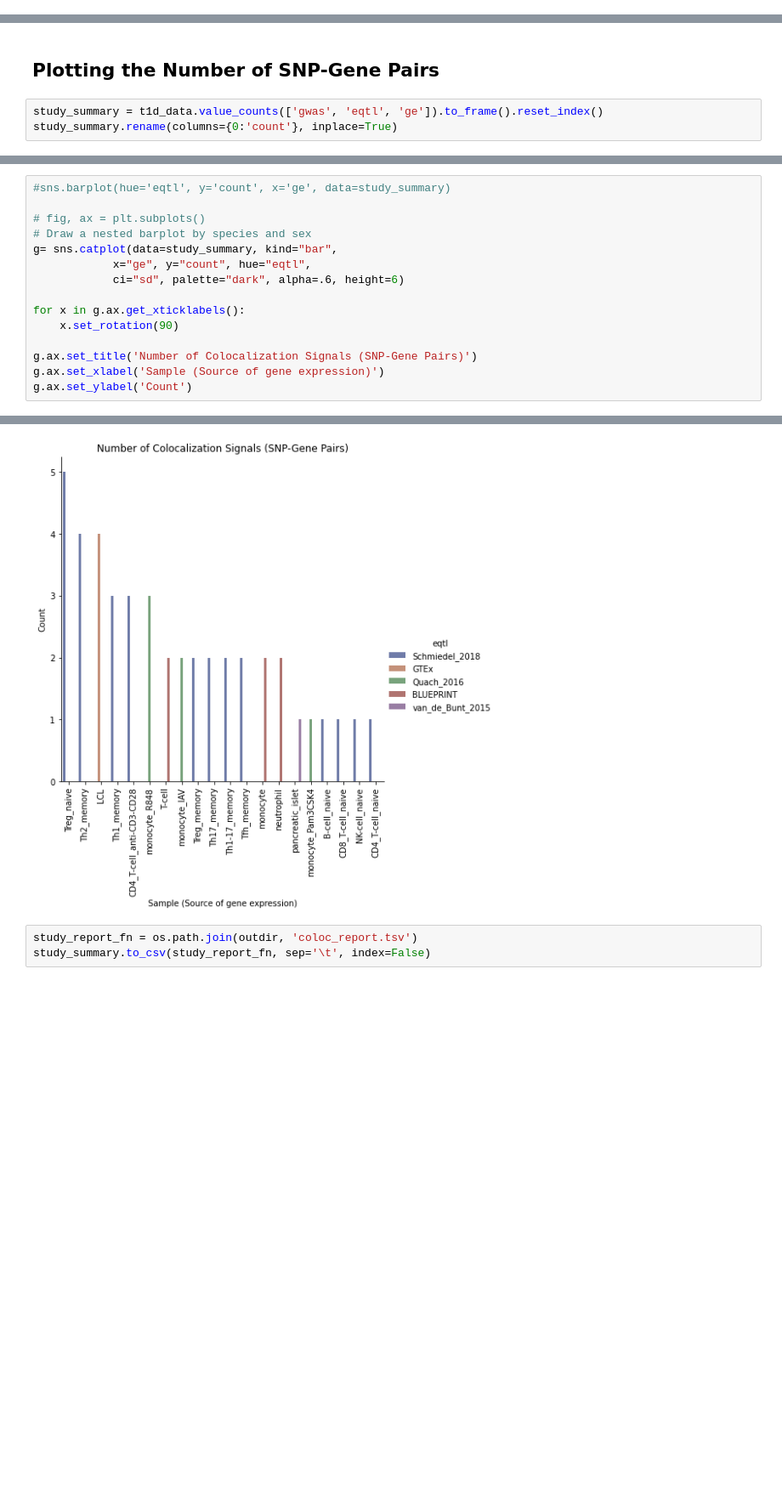
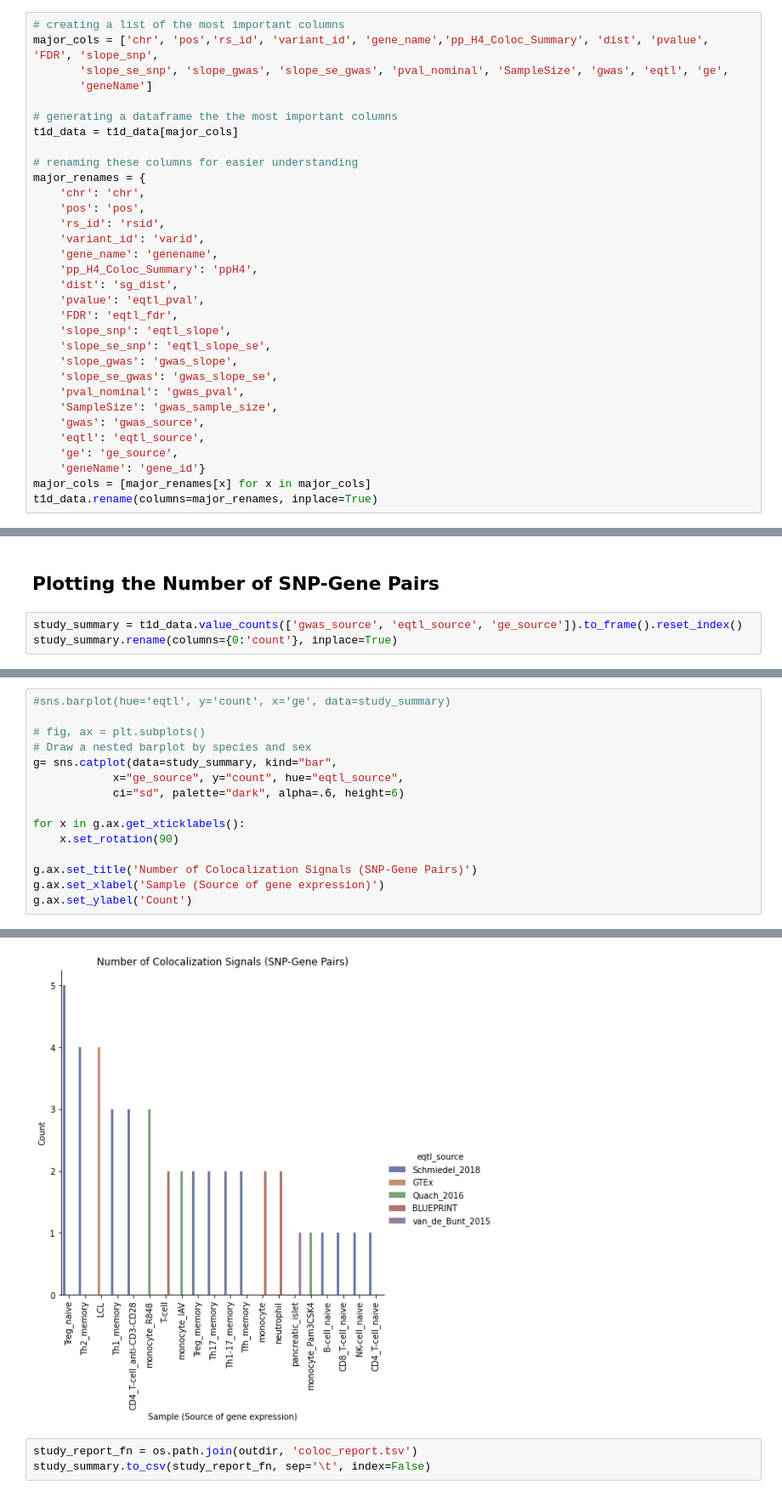
Before and after one commit to joreynajr/dchallenge, a Jupyter notebook: workflow/notebooks/exploratory/Colocalization_with_eQTL_Catalog_No_Filter.ipynb, the cells around one changed output, grey strips where cells are left out. Shown at 85% size. Cells and saved outputs as stored; diff of their text form; blank space fills up the shorter version.

Commit message:
Changed coloc report column names for an easier view/interpretation

```diff
--- a/workflow/notebooks/exploratory/Colocalization_with_eQTL_Catalog_No_Filter.ipynb
+++ b/workflow/notebooks/exploratory/Colocalization_with_eQTL_Catalog_No_Filter.ipynb
@@ -75,0 +68,32 @@ array(['AC068254.1', 'DOK6', 'AC027228.1'], dtype=object)
+# %%
+# creating a list of the most important columns
+major_cols = ['chr', 'pos','rs_id', 'variant_id', 'gene_name','pp_H4_Coloc_Summary', 'dist', 'pvalue', 'FDR', 'slope_snp',
+       'slope_se_snp', 'slope_gwas', 'slope_se_gwas', 'pval_nominal', 'SampleSize', 'gwas', 'eqtl', 'ge',
+       'geneName']
+
+# generating a dataframe the the most important columns
+t1d_data = t1d_data[major_cols]
+
+# renaming these columns for easier understanding
+major_renames = {
+    'chr': 'chr',
+    'pos': 'pos',
+    'rs_id': 'rsid',
+    'variant_id': 'varid',
+    'gene_name': 'genename',
+    'pp_H4_Coloc_Summary': 'ppH4',
+    'dist': 'sg_dist',
+    'pvalue': 'eqtl_pval',
+    'FDR': 'eqtl_fdr',
+    'slope_snp': 'eqtl_slope',
+    'slope_se_snp': 'eqtl_slope_se',
+    'slope_gwas': 'gwas_slope',
+    'slope_se_gwas': 'gwas_slope_se',
+    'pval_nominal': 'gwas_pval',
+    'SampleSize': 'gwas_sample_size',
+    'gwas': 'gwas_source',
+    'eqtl': 'eqtl_source',
+    'ge': 'ge_source',
+    'geneName': 'gene_id'}
+major_cols = [major_renames[x] for x in major_cols]
+t1d_data.rename(columns=major_renames, inplace=True)
@@ -104,5 +146,5 @@ pd.set_option('display.max_rows', 20)
 # %% [markdown]
 ## Plotting the Number of SNP-Gene Pairs
 # %%
-study_summary = t1d_data.value_counts(['gwas', 'eqtl', 'ge']).to_frame().reset_index()
+study_summary = t1d_data.value_counts(['gwas_source', 'eqtl_source', 'ge_source']).to_frame().reset_index()
 study_summary.rename(columns={0:'count'}, inplace=True)
@@ -109,21 +155,21 @@ study_summary.rename(columns={0:'count'}, inplace=True)
 # %%
 #sns.barplot(hue='eqtl', y='count', x='ge', data=study_summary)
 
 # fig, ax = plt.subplots()
 # Draw a nested barplot by species and sex
 g= sns.catplot(data=study_summary, kind="bar",
-            x="ge", y="count", hue="eqtl",
+            x="ge_source", y="count", hue="eqtl_source",
             ci="sd", palette="dark", alpha=.6, height=6)
 
 for x in g.ax.get_xticklabels():
     x.set_rotation(90)
 
 g.ax.set_title('Number of Colocalization Signals (SNP-Gene Pairs)')
 g.ax.set_xlabel('Sample (Source of gene expression)')
 g.ax.set_ylabel('Count')
 # %% [output]
 Text(19.015271086516208, 0.5, 'Count')
-[figure, old version]
+[figure, new version]
 # %%
 study_report_fn = os.path.join(outdir, 'coloc_report.tsv')
 study_summary.to_csv(study_report_fn, sep='\t', index=False)
```
Also changed, not shown: parts of 31 cells of this notebook.
